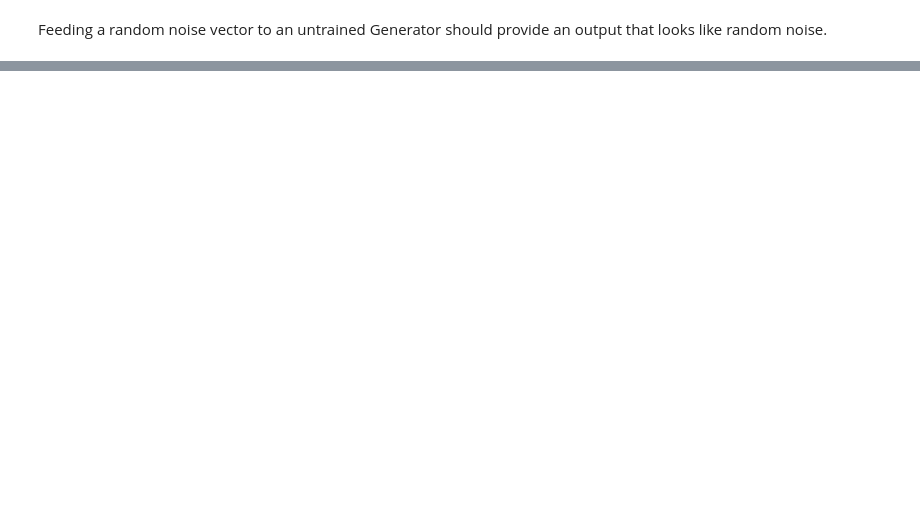
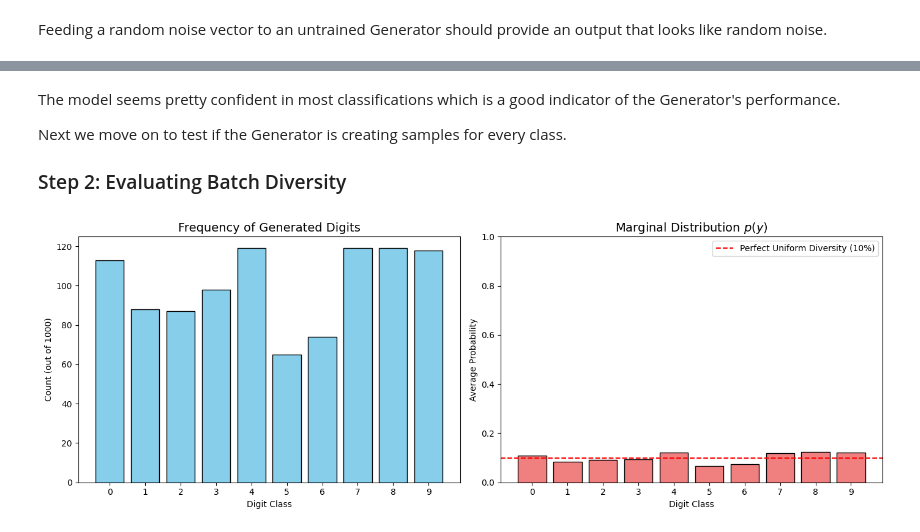
Before and after one commit to Nau3D/Deep-Learning-Course-PyTorch, a Jupyter notebook: 15 - GAN.ipynb, the cells around one changed output, grey strips where cells are left out. Cells and saved outputs as stored; diff of their text form; code cells hidden in the pictures; blank space fills up the shorter version.

```diff
--- a/15 - GAN.ipynb
+++ b/15 - GAN.ipynb
@@ -480,0 +643,8 @@ According to the authors, CMMD compares favourably to FID because:
+# %%
+import os
+
+# Define the path to your saved checkpoint
+# Update this string to match the actual file name saved by the training loop!
+checkpoint_path = "gan_models_mnist/gan_models_mnist_16_29.pt"
+
+D, G = load(checkpoint_path)
@@ -480,0 +760,5 @@ According to the authors, CMMD compares favourably to FID because:
+# %%
+# 1. Load your pre-trained MNIST classifier (Assuming you defined this earlier)
+mnist_classifier = Conv_II(10).to(device)
+reload = torch.load('model_conv_bn_mp.pt')
+mnist_classifier.load_state_dict(reload['model'])
@@ -480,0 +813,59 @@ According to the authors, CMMD compares favourably to FID because:
+# %% [markdown]
+The model seems pretty confident in most classifications which is a good indicator of the Generator's performance.
+
+Next we move on to test if the Generator is creating samples for every class.
+
+### Step 2: Evaluating Batch Diversity
+# %%
+import matplotlib.pyplot as plt
+import numpy as np
+
+G.eval()
+mnist_classifier.eval()
+
+with torch.no_grad():
+    # 1. Generate a large batch of 1000 fake images
+    z = torch.randn(1000, LATENT_SPACE_DIM, device=device)
+    fake_imgs = G(z)
+
+    # 2. Denormalize images to [0, 1] for our custom classifier
+    imgs_for_classifier = (fake_imgs * 0.5) + 0.5
+
+    # 3. Get predictions
+    logits = mnist_classifier(imgs_for_classifier)
+
+    # 4. Convert to probabilities for each image: p(y|x)
+    p_yx = torch.nn.functional.softmax(logits, dim=1)
+
+    # 5. Calculate the Batch Average: p(y)
+    # We take the mean across the batch dimension (dim=0)
+    p_y = p_yx.mean(dim=0)
+
+    # Also extract the hard predicted labels just for the histogram plot
+    _, predictions = torch.max(p_yx, dim=1)
+
+# --- Plotting the Results ---
+fig, (ax1, ax2) = plt.subplots(1, 2, figsize=(14, 5))
+
+# Plot 1: Histogram of Hard Predictions
+ax1.hist(predictions.cpu().numpy(), bins=np.arange(11)-0.5, rwidth=0.8, color='skyblue', edgecolor='black')
+ax1.set_xticks(range(10))
+ax1.set_title("Frequency of Generated Digits", fontsize=14)
+ax1.set_xlabel("Digit Class")
+ax1.set_ylabel("Count (out of 1000)")
+
+# Plot 2: The Marginal Distribution p(y)
+ax2.bar(range(10), p_y.cpu().numpy(), color='lightcoral', edgecolor='black')
+ax2.set_xticks(range(10))
+ax2.set_ylim(0, 1.0)
+# A perfectly uniform distribution is 10% (0.1) for each of the 10 classes
+ax2.axhline(y=0.1, color='red', linestyle='--', label='Perfect Uniform Diversity (10%)')
+ax2.set_title("Marginal Distribution $p(y)$", fontsize=14)
+ax2.set_xlabel("Digit Class")
+ax2.set_ylabel("Average Probability")
+ax2.legend()
+
+plt.tight_layout()
+plt.show()
+# %% [output]
+[figure, added]
```
Also changed, not shown: parts of 60 cells of this notebook, 4 other files.
